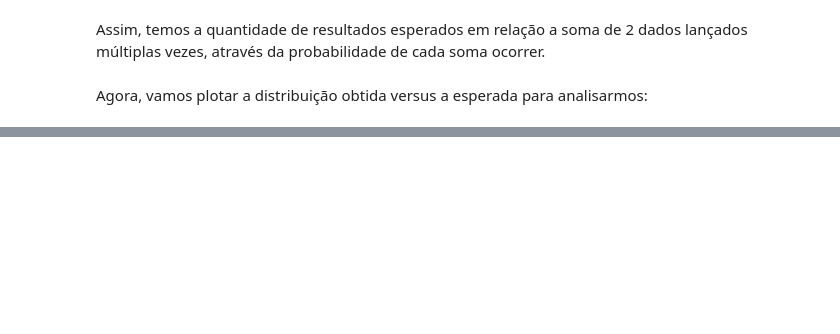
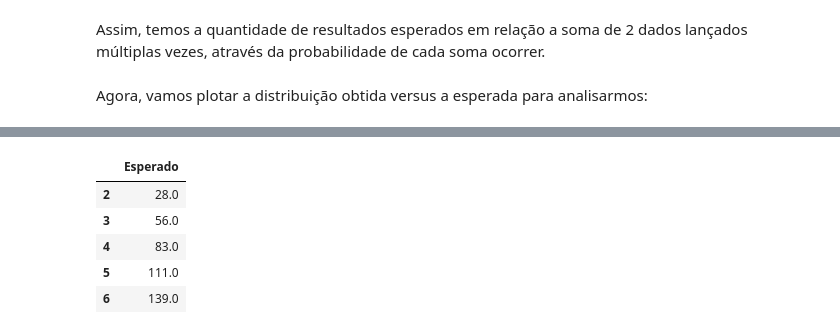
Before and after one commit to manusaleal/Simulacao_Dados, a Jupyter notebook: Mini_Projeto.ipynb, the cells around one changed output, grey strips where cells are left out. Cells and saved outputs as stored; diff of their text form; code cells hidden in the pictures; blank space fills up the shorter version.

```diff
--- a/Mini_Projeto.ipynb
+++ b/Mini_Projeto.ipynb
@@ -153,0 +159,17 @@ Outro ponto é que visualizando a distribuição de probabilidades, podemos obse
+# %%
+import pandas as pd
+
+#Transformando os dicts em tabelas com pandas
+dflancamentos=pd.DataFrame.from_dict(dictlancamentos,orient='index',columns=['Simulado'])
+dfesperado=pd.DataFrame.from_dict(dict_res_esperado,orient='index',columns=['Esperado'])
+
+#Observando os dataframes através das primeiras linhas
+#dflancamentos.head()
+dfesperado.head()
+# %% [output]
+|  | Esperado |
+| 2 | 28.0 |
+| 3 | 56.0 |
+| 4 | 83.0 |
+| 5 | 111.0 |
+| 6 | 139.0 |
```
Also changed, not shown: parts of 9 cells of this notebook.
